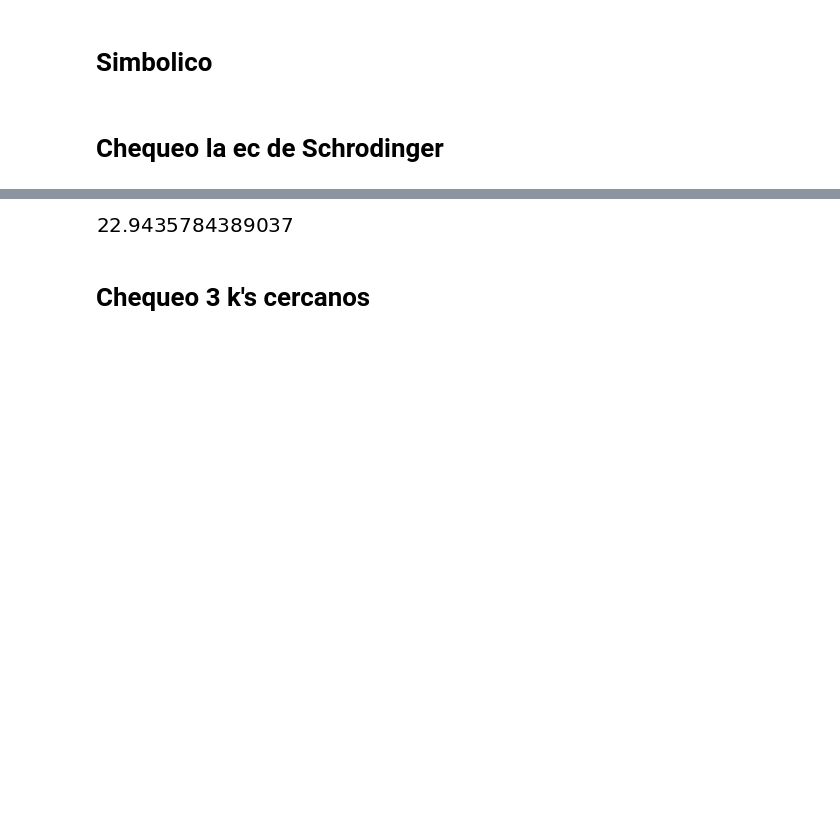
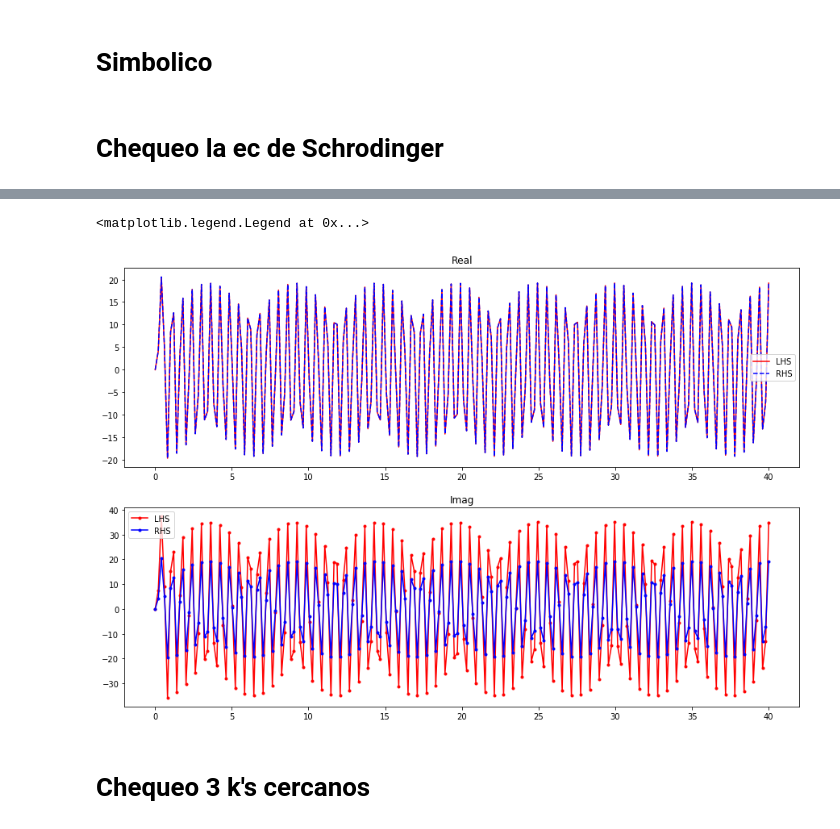
Before and after one commit to flsanchez/E3, a Jupyter notebook: guia_2/guia_2.ipynb, the cells around one changed output, grey strips where cells are left out. Drawn from its saved outputs; the diff is of its cells as text; code cells hidden in the pictures; blank space fills up the shorter version.

```diff
--- a/guia_2/guia_2.ipynb
+++ b/guia_2/guia_2.ipynb
@@ -122,4 +128,3 @@ def Rkl_io(k,l,z,io,r):
 # %%
-sp.Abs((-1/2*sp.diff((r*Rkl(k,l,z,r)),r,2)+(-z/r+l*(l+1)/(2*r**2)-k**2/2)*(r*Rkl(k,l,z,r))).evalf(subs={k:1,l:0,z:4,r:0}))
+LHS = -0.5*sp.diff((r*Rkl_io(k,l,z,1,r)),r,2)+(-z/r+l*(l+1)/(2*r**2))*(r*Rkl_io(k,l,z,1,r))
+RHS = k**2/2*(r*Rkl_io(k,l,z,1,r))
-# %% [output]
-[figure, removed]
@@ -126,3 +152,17 @@ sp.Abs((-1/2*sp.diff((r*Rkl(k,l,z,r)),r,2)+(-z/r+l*(l+1)/(2*r**2)-k**2/2)*(r*Rkl
+# %%
+fig, (ax1,ax2) = plt.subplots(2,1,figsize=(15,10))
+ax1.plot(rs, LHS_eval_real, 'r-', label='LHS')
+ax1.plot(rs, RHS_eval_real, 'b--', label='RHS')
+ax1.set_title("Real")
+ax1.legend(loc='best')
+
+ax2.plot(rs, LHS_eval_imag, 'r.-', label='LHS')
+ax2.plot(rs, RHS_eval_imag, 'b.-', label='RHS')
+ax2.set_title("Imag")
+ax2.legend(loc='best')
+# %% [output]
+<matplotlib.legend.Legend at 0x...>
+[figure, added]
 # %% [markdown]
 # Chequeo 3 k's cercanos
 # %%
```
Also changed, not shown: parts of 13 cells of this notebook, 5 other files.
